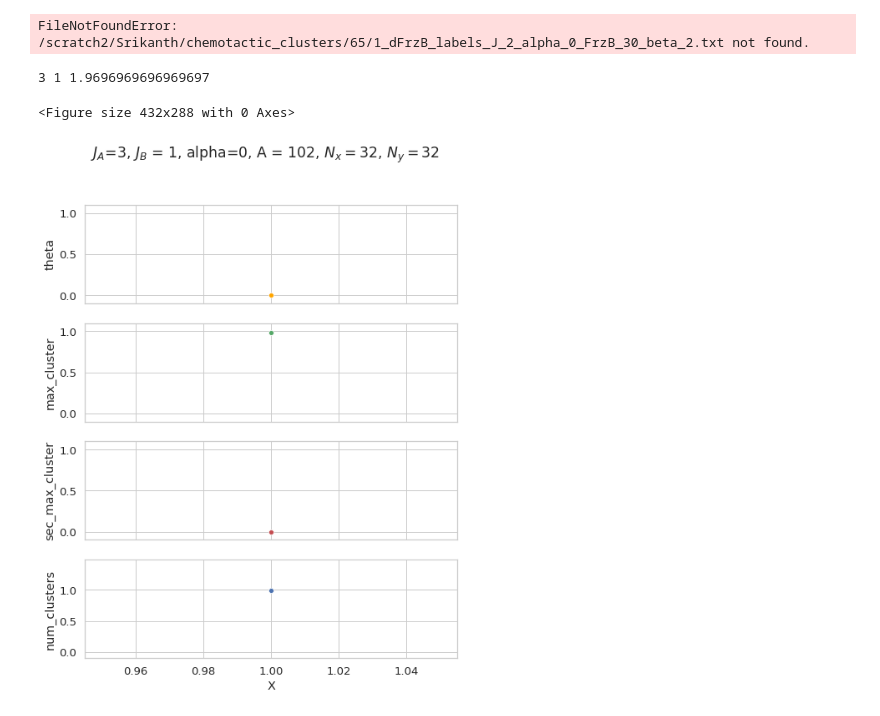
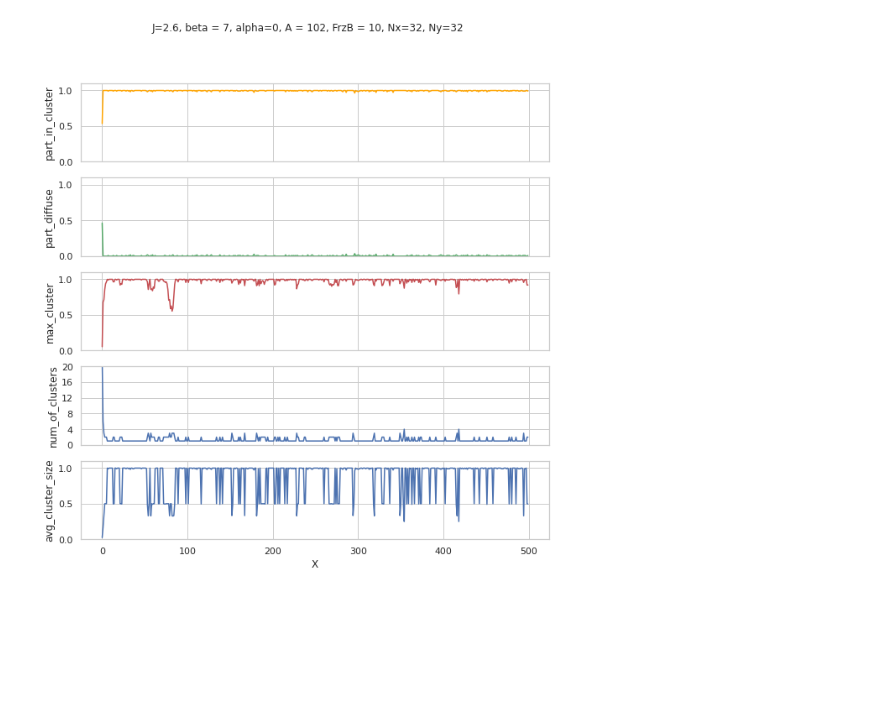
Before and after one commit to scaling-physics/frz_lattice_simulation, a Jupyter notebook: Python_analysis/plot_sweep.ipynb, the cells around one changed output. Cells and saved outputs as stored; diff of their text form; code cells hidden in the pictures; blank space fills up the shorter version.

```diff
--- a/Python_analysis/plot_sweep.ipynb
+++ b/Python_analysis/plot_sweep.ipynb
@@ -34,12 +34,12 @@ dnum_max_cluster = []     #size of max cluster
 dpart_in_clusters = []    #number of particles in cluster
 dpart_dif = []            #number of diffuse particles
 X = []
-run = 45                  #Folder number
+run = 100                  #Folder number
 alpha = 0
-for J in [2.8]:           #J_aa
-    for beta in [7.5]:    #J_ab
-        for FrzB in [70]:  #Number of FrzB
-            for index in [1]: #Simulation index
+for J in [2.6]:           #J_aa
+    for beta in [7]:    #J_ab
+        for FrzB in [10]:  #Number of FrzB
+            for index in [3]: #Simulation index
 
 
                 labels = np.loadtxt(f'/scratch2/Srikanth/chemotactic_clusters/{run}/{index}_dFrzB_labels_J_{J}_alpha_{alpha}_FrzB_{FrzB}_beta_{beta}.txt',dtype=int,skiprows=1)
@@ -77,33 +77,35 @@ for J in [2.8]:           #J_aa
             dnum_max_cluster = np.append(dnum_max_cluster,num_part_max_cluster)/N
             dnum_avg_cluster_size = np.append(dnum_avg_cluster_size, avg_cluster_size)/N
             dnum_of_clusters=np.append(dnum_of_clusters,num_of_clusters)
             dpart_in_clusters=np.append(dpart_in_clusters ,part_in_clusters)/N
             dpart_dif=np.append(dpart_dif ,part_dif)/N
 
             #Plots
             X=np.append(X,np.arange(0,saved_steps,1))
             dtraj_long = {"X":X,"part_in_cluster":dpart_in_clusters,"part_diffuse":dpart_dif,"num_of_clusters":dnum_of_clusters,"max_cluster":dnum_max_cluster,"avg_cluster_size":dnum_avg_cluster_size}
             traj_long = pd.DataFrame(data=dtraj_long) #Create a data_structure with MCS on one column and append observables
 
 
             fig, axs = plt.subplots(5, sharex=True, figsize=(10,10))
             fig.suptitle(f'J={J}, beta = {beta}, alpha={alpha}, A = {int(N-FrzB)}, FrzB = {FrzB}, Nx={Nx}, Ny={Ny}')
             sns.lineplot(data=traj_long,x='X',y='part_in_cluster',color='orange', errorbar='sd', ax=axs[0])
             sns.lineplot(data=traj_long,x='X',y='part_diffuse',color='g', errorbar='sd',ax=axs[1])
             sns.lineplot(data=traj_long,x='X',y='max_cluster',color='r', errorbar='sd',ax=axs[2])
             sns.lineplot(data=traj_long,x='X',y='num_of_clusters',color='b', errorbar='sd',ax=axs[3])
             sns.lineplot(data=traj_long,x='X',y='avg_cluster_size',color='b', errorbar='sd',ax=axs[4])
 
             axs[0].set_ylim([0,1+0.1])
             axs[1].set_ylim([0,1+0.1])
             axs[2].set_ylim([0,1+0.1])
             axs[3].set_ylim([0,dnum_of_clusters.max()/2])
             axs[3].set_yticks(np.arange(0,dnum_of_clusters.max(),4))
             axs[4].set_ylim([0,1+0.1])
 
             plt.savefig(f'/scratch2/Srikanth/chemotactic_clusters/{run}/{index}_dFrzB_labels_J_{J}_alpha_{alpha}_FrzB_{FrzB}_beta_{beta}/quantities_time_series.pdf')
 
             plt.show()
+# %% [output]
+[figure, added]
 # %%
 """
 Phase diagram calculations across J_AA and J_AB
@@ -120,7 +122,7 @@ density = 0.1
 # Parameters
 order_parameter_mean = []
 dnum_2nd_max_cluster_mean = []
-run = 65
+run = 45
 params = [2,2.5,3,3.5,4] #J_AA Parameters
 params1 = [2,2.5,3,3.5,4,5,6,7,8] #J_AB Parameters
 alpha = 0
@@ -181,8 +183,6 @@ for FrzB in [30]:
     two_max_cluster[FrzB] = sec_max_cluster_mat
 
 # print(order_parameter_mean)
-# %% [output]
-FileNotFoundError: /scratch2/Srikanth/chemotactic_clusters/65/1_dFrzB_labels_J_2_alpha_0_FrzB_30_beta_2.txt not found.
 # %%
 """
 Phase diagram calculations across FrzB with fixed J_AA and J_AB
@@ -264,9 +264,6 @@ for J in [3]:
     theta[FrzB] = theta_list
     max_cluster[FrzB] = max_cluster_list
     two_max_cluster[FrzB] = sec_max_cluster_list
-# %% [output]
-3 1 1.9696969696969697
-<Figure size 432x288 with 0 Axes>
 # %%
 """Plotting Equilibrium quantitites"""
 X = FrzB_n
@@ -289,8 +286,6 @@ axs[3].set_ylim([0-0.1,num_cluster_list.max()+0.5])
 
 # plt.savefig(f'/scratch2/Srikanth/chemotactic_clusters/{run}/Average_quantities_Jaa={J}, Jab = {beta}.pdf')
 plt.show()
-# %% [output]
-[figure, removed]
 # %%
 """Coarsening timescale"""
 time = np.arange(0,len(num_part_max_cluster))*2*10^6
```
Also changed, not shown: parts of 4 cells of this notebook, 1 other file.
